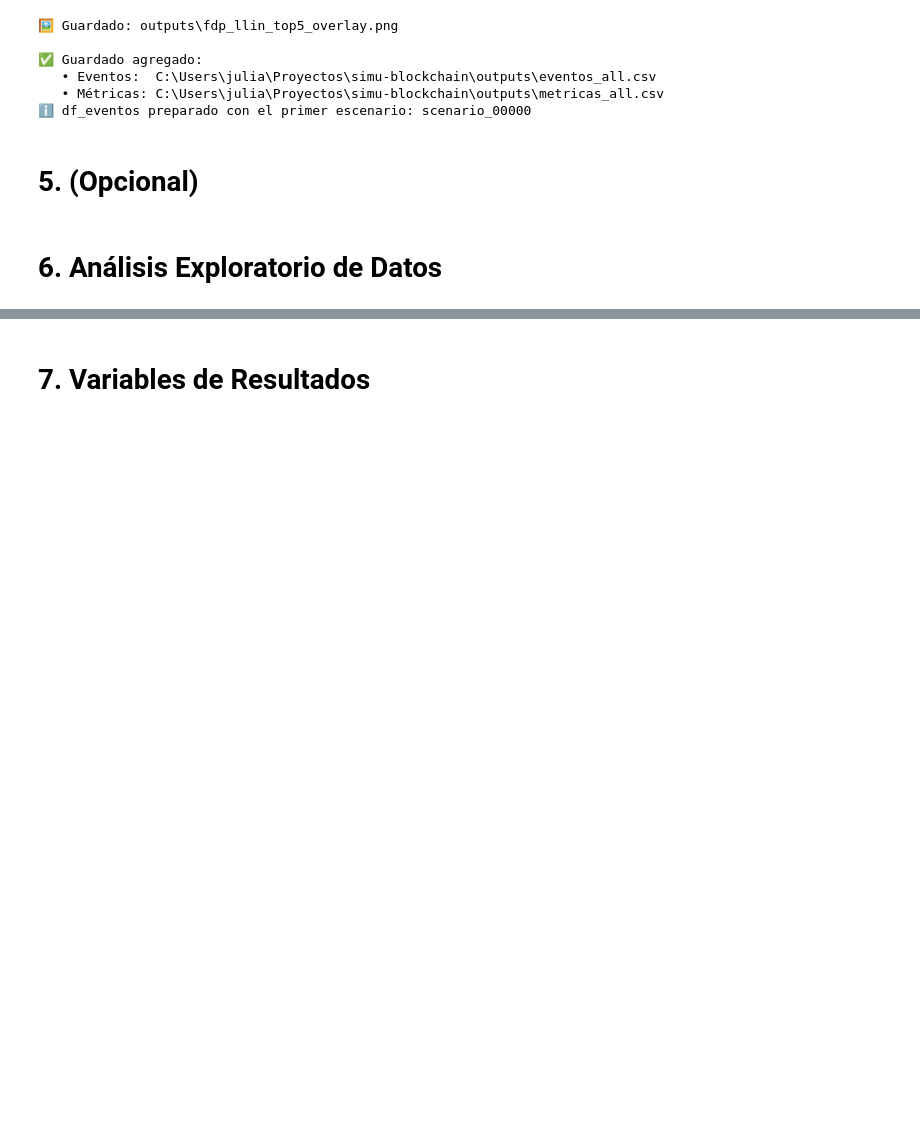
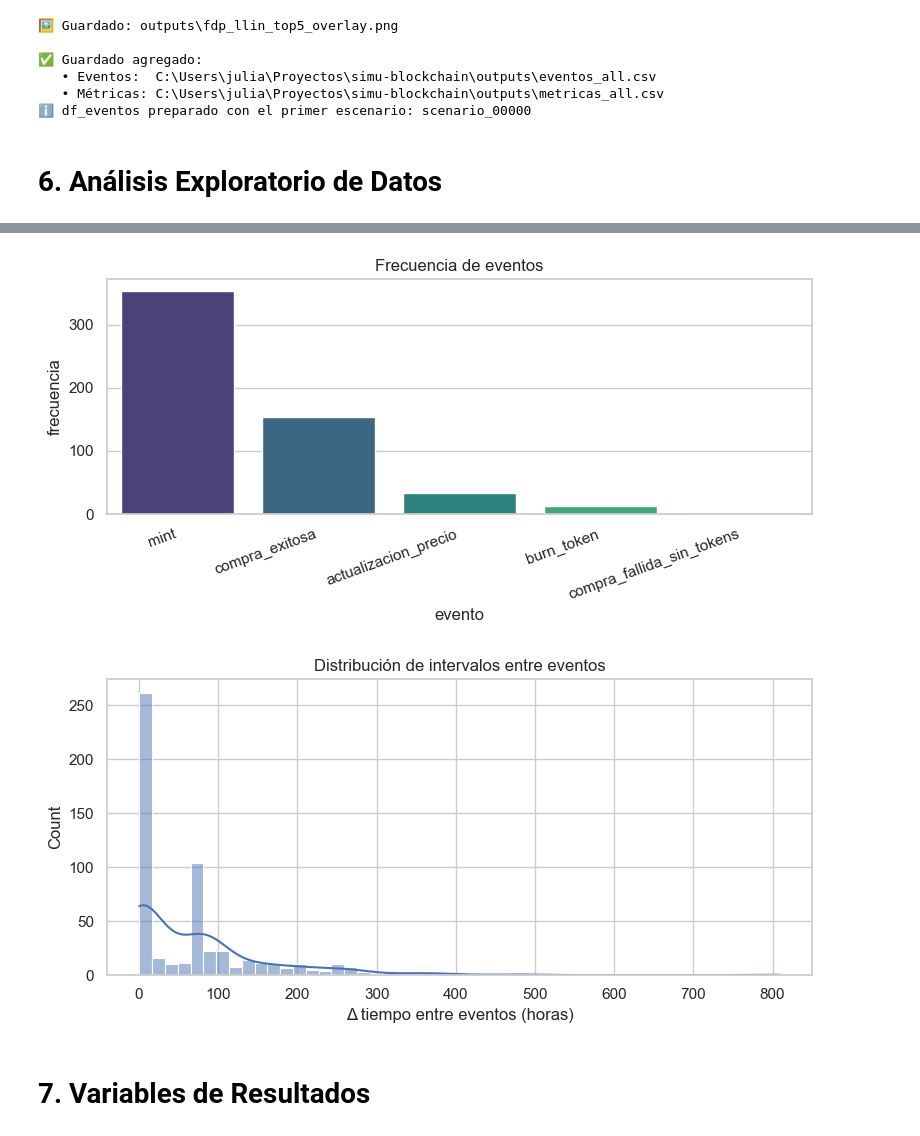
Before and after one commit to juliadp/simu-blockchain, a Jupyter notebook: TP Final Simulacion.ipynb, the cells around one changed output, grey strips where cells are left out. Cells and saved outputs as stored; diff of their text form; code cells hidden in the pictures; blank space fills up the shorter version.

```diff
--- a/TP Final Simulacion.ipynb
+++ b/TP Final Simulacion.ipynb
@@ -458,17 +458,6 @@ else:
    • Eventos:  C:\Users\julia\Proyectos\simu-blockchain\outputs\eventos_all.csv
    • Métricas: C:\Users\julia\Proyectos\simu-blockchain\outputs\metricas_all.csv
 ℹ️ df_eventos preparado con el primer escenario: scenario_00000
-# %% [markdown]
-# 5. (Opcional)
-# %%
-# Elegir un escenario para los bloques que esperan df_eventos
-if RUN_ALL_SCENARIOS and 'df_eventos' not in globals():
-    try:
-        first_dir = sorted([p for p in BASE_OUT.iterdir() if p.is_dir() and p.name != "_global"])[0]
-        df_eventos = pd.read_csv(first_dir / "eventos.csv")
-        print(f"ℹ️ df_eventos cargado desde: {first_dir.name}")
-    except Exception as e:
-        print("⚠️ No pude cargar df_eventos de un escenario simulado:", e)
 # %% [markdown]
 # 6. Análisis Exploratorio de Datos
 # %%
@@ -477,17 +466,14 @@ from pathlib import Path
 import numpy as np
 import pandas as pd
 
-# ---- Config rápida ----
-DO_PLOTS_BATCH  = False   # <- en batch: sin gráficos para ir más rápido
-DO_PLOTS_SINGLE = True    # <- en escenario único: sí gráficos
-HEAD_N          = 5       # filas a mostrar
-BASE_OUT        = Path("outputs/scenarios")
+DO_PLOTS_SINGLE = True
+HEAD_N          = 5
 TIME_UNIT       = globals().get("TIME_UNIT", "horas")
+BASE_OUT        = Path("outputs")
 
-def _eda_sencilla(df_eventos: pd.DataFrame, time_unit="días",
+def _eda_sencilla(df_eventos: pd.DataFrame, time_unit="horas",
                   save_dir: Path | None = None, do_plots: bool = False,
                   head_n: int = 5):
-    """Devuelve un dict-resumen. Gráficos opcionales (do_plots)."""
     resumen = {
         "n_filas":    int(df_eventos.shape[0]),
         "n_cols":     int(df_eventos.shape[1]),
@@ -503,19 +489,16 @@ def _eda_sencilla(df_eventos: pd.DataFrame, time_unit="días",
     if not np.isnan(resumen["t_min"]) and not np.isnan(resumen["t_max"]):
         resumen["duracion"] = float(resumen["t_max"] - resumen["t_min"])
 
-    # Prints livianos
     print("▶ Forma:", df_eventos.shape, " | cols:", list(df_eventos.columns))
     if "tiempo" in df_eventos.columns:
         print(f"▶ Tiempo: min={resumen['t_min']:.2f}, max={resumen['t_max']:.2f} {time_unit}, duración={resumen['duracion']:.2f} {time_unit}")
     print("▶ Top filas:")
     print(df_eventos.head(head_n).to_string(index=False))
 
-    # Gráficos opcionales (desactivado en batch)
     if do_plots:
         import matplotlib.pyplot as plt, seaborn as sns
         sns.set(style="whitegrid")
 
-        # Frecuencia de eventos
         evt_counts = df_eventos["evento"].value_counts()
         if len(evt_counts):
             df_evt = evt_counts.rename_axis('evento').reset_index(name='frecuencia')
@@ -530,7 +513,6 @@ def _eda_sencilla(df_eventos: pd.DataFrame, time_unit="días",
                 plt.savefig(save_dir / "freq_eventos.png", dpi=150)
             plt.show()
 
-        # Intervalos entre eventos
         if "tiempo" in df_eventos.columns:
             intervalos = df_eventos["tiempo"].diff().dropna()
             if len(intervalos):
@@ -545,42 +527,17 @@ def _eda_sencilla(df_eventos: pd.DataFrame, time_unit="días",
 
     return resumen
 
-# ---- Modo batch vs escenario único ----
-ran_batch = bool(globals().get("RUN_ALL_SCENARIOS", False))
-
-if ran_batch:
-    scen_dirs = sorted([p for p in BASE_OUT.iterdir() if p.is_dir() and p.name != "_global"])
-    assert scen_dirs, f"No hay escenarios en {BASE_OUT}. Corré antes el Driver con RUN_ALL_SCENARIOS=True."
-
-    summaries = []
-    total = len(scen_dirs)
-    for i, d in enumerate(scen_dirs, 1):
-        ev_path = d / "eventos.csv"
-        if not ev_path.exists():
-            print(f"[{i}/{total}] ⚠️ Salto {d.name}: no tiene eventos.csv")
-            continue
-
-        print(f"[{i}/{total}] EDA escenario: {d.name}")
-        df_e = pd.read_csv(ev_path)
-        s = _eda_sencilla(df_e, time_unit=TIME_UNIT, save_dir=d / "eda",
-                          do_plots=DO_PLOTS_BATCH, head_n=HEAD_N)
-        s["scenario"] = d.name
-        summaries.append(s)
-
-    # Resumen global liviano
-    if summaries:
-        gdir = BASE_OUT / "_global"
-        gdir.mkdir(parents=True, exist_ok=True)
-        df_sum = pd.DataFrame(summaries)
-        df_sum.to_csv(gdir / "eda_batch_summary.csv", index=False)
-        print("✅ Guardado resumen global:", (gdir / "eda_batch_summary.csv").resolve())
-    else:
-        print("ℹ️ No hubo escenarios válidos para resumir.")
-
+# Prioridad: usar eventos_all.csv si existe; sino, df_eventos del primer escenario
+ev_all_path = BASE_OUT / "eventos_all.csv"
+if ev_all_path.exists():
+    df_all = pd.read_csv(ev_all_path)
+    print(f"📦 EDA agregado: {len(df_all):,} filas — {df_all['scenario'].nunique()} escenarios")
+    # Tomamos el primer escenario para una vista "tipo single"
+    scen0 = df_all["scenario"].iloc[0]
+    df_eventos = df_all[df_all["scenario"] == scen0].drop(columns=["scenario"]).reset_index(drop=True)
+    _ = _eda_sencilla(df_eventos, time_unit=TIME_UNIT, save_dir=Path("outputs/eda"), do_plots=DO_PLOTS_SINGLE, head_n=HEAD_N)
 else:
-    # Escenario único: usa df_eventos ya en memoria
-    assert 'df_eventos' in globals(), "df_eventos no está definido; corré antes el Driver en modo escenario único."
-    print("[1/1] EDA escenario único")
-    _ = _eda_sencilla(df_eventos, time_unit=TIME_UNIT, save_dir=Path("outputs/eda"),
-                      do_plots=DO_PLOTS_SINGLE, head_n=HEAD_N)
+    assert 'df_eventos' in globals(), "df_eventos no está definido; corré el Driver primero."
+    print("[EDA] Usando df_eventos en memoria (escenario único).")
+    _ = _eda_sencilla(df_eventos, time_unit=TIME_UNIT, save_dir=Path("outputs/eda"), do_plots=DO_PLOTS_SINGLE, head_n=HEAD_N)
 # %% [output]
@@ -588,3 +554,5 @@ FileNotFoundError: [WinError 3] El sistema no puede encontrar la ruta especifica
+[figure, added]
+[figure, added]
 # %% [markdown]
 # 7. Variables de Resultados
 # %%
```
Also changed, not shown: parts of 1 cell of this notebook, 1 other file.
